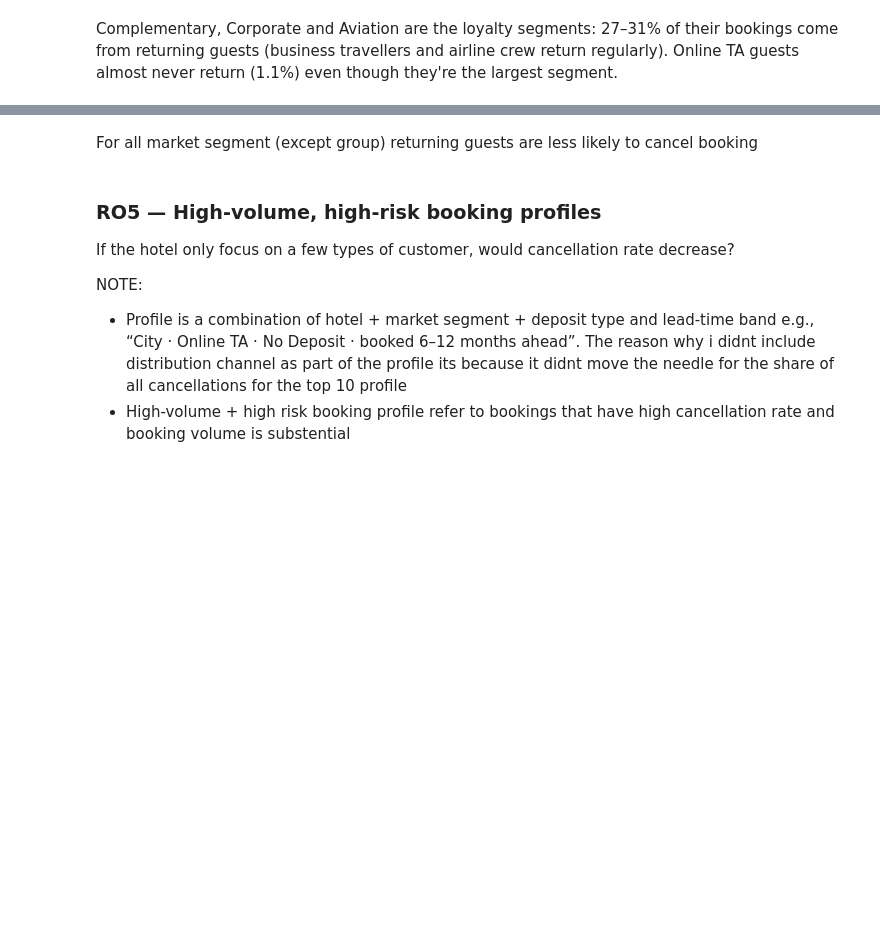
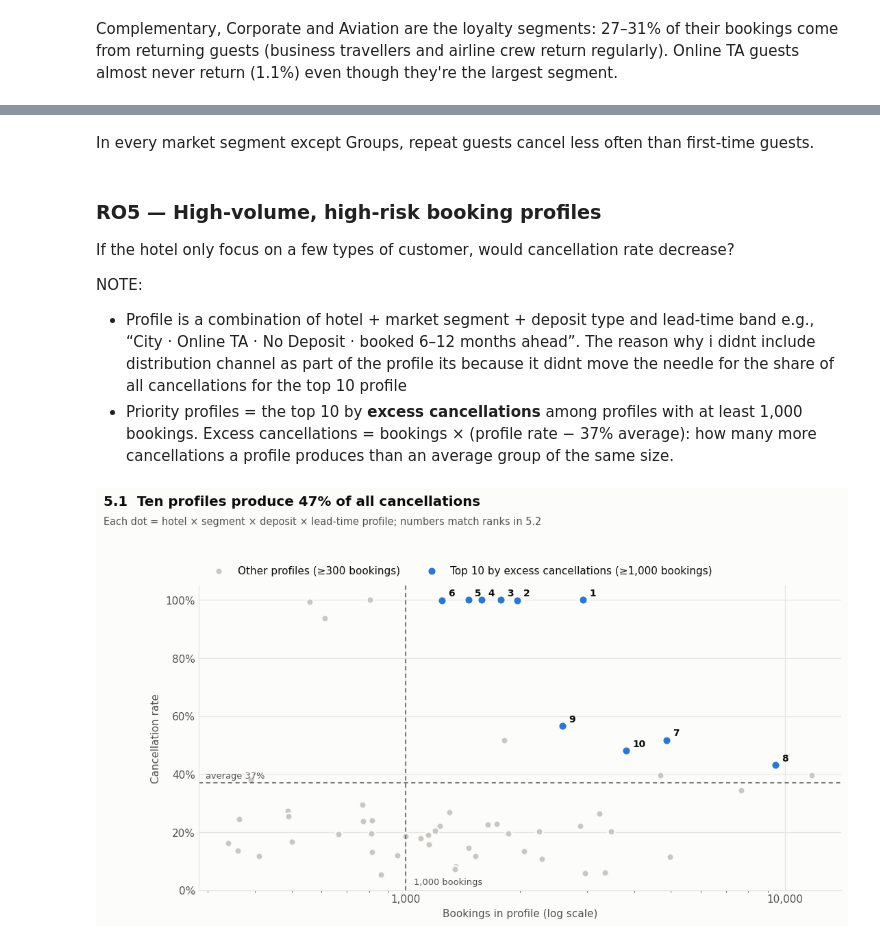
Before and after one commit to elsiejy/Capstone, a Jupyter notebook: Capstone.ipynb, the cells around one changed output, grey strips where cells are left out. Saved outputs shown, nothing was run; the diff lists cells and outputs as text; code cells hidden in the pictures; blank space fills up the shorter version.

```diff
--- a/Capstone.ipynb
+++ b/Capstone.ipynb
@@ -272,10 +272,7 @@ booking_date_strings = (
     bookings['arrival_date_day_of_month'].astype(str)
 )
 
-# convert booking_date_strings to datetime then format as YYYY-MM-DD text
-bookings['checkin_date'] = pd.to_datetime(booking_date_strings).dt.strftime('%Y-%m-%d')
-
-# convert that string into a proper pandas datetime object
+# convert the strings into a proper pandas datetime object
 bookings['checkin_date'] = pd.to_datetime(booking_date_strings)
 
 # verify that first 5 rows of checkin_date
@@ -417,8 +414,6 @@ df = pd.merge(bookings, hotel_type, on='Hotel_ID', how='left')
 df = pd.merge(df, market_seg, on='Market_Segment_ID', how='left')
 df = pd.merge(df, cust_type, on='Customer_Type_ID', how='left')
 df = pd.merge(df, res_sts, on='Reservation_ID', how='left')
-# %%
-df[['children','company','agent']] = df[['children','company','agent']].astype('int64')
 # %%
 # check df data
 display(df.info())
@@ -506,8 +545,3 @@ memory usage: 26.6+ MB
-# %%
-# Final step of data cleansing: no nulls remain, so use standard integer types
-int_cols = ['children', 'agent', 'company']
-assert df[int_cols].isna().sum().sum() == 0
-df[int_cols] = df[int_cols].astype('int64')
 # %% [markdown]
 ## 4. Visualization for Research Objective
 # %%
@@ -964,5 +1111,5 @@ plt.show()
-# %% [markdown]
-For all market segment (except group) returning guests are less likely to cancel booking
+# %% [markdown]
+In every market segment except Groups, repeat guests cancel less often than first-time guests.
 # %% [markdown]
 ### RO5 — High-volume, high-risk booking profiles
 
@@ -971,33 +1118,39 @@ decrease?
 
 NOTE:
 - Profile is a combination of hotel + market segment + deposit type and lead-time band e.g., “City · Online TA · No Deposit · booked 6–12 months ahead”. The reason why i didnt include distribution channel as part of the profile its because it didnt move the needle for the share of all cancellations for the top 10 profile
-- High-volume + high risk booking profile refer to bookings that have high cancellation rate and booking volume is substential
+- Priority profiles = the top 10 by **excess cancellations** among profiles with at least 1,000 bookings. Excess cancellations = bookings × (profile rate − 37% average): how many more cancellations a profile produces than an average group of the same size.
 # %%
 pcols = ['hotel', 'market_segment', 'deposit_type', 'lead_band']
-prof = seg.groupby(pcols, observed=True)['is_canceled'].agg(bookings='size', cancellations='sum').reset_index()
-prof = prof[prof['bookings'] >= 300].copy()
-prof['cancel_rate'] = prof['cancellations'] / prof['bookings']
-prof['excess'] = prof['bookings'] * (prof['cancel_rate'] - BASE)
-prof['profile'] = (prof['hotel'].str.replace(' Hotel', '') + ' · ' + prof['market_segment'] + ' · '
-                   + prof['deposit_type'] + ' · ' + prof['lead_band'].astype(str) + 'd')
-prof['priority'] = (prof['cancel_rate'] >= 0.5) & (prof['bookings'] >= 1000)
-prof = prof.sort_values('excess', ascending=False).reset_index(drop=True)
-top = prof[prof['priority']].head(10).copy(); top['rank'] = range(1, len(top) + 1)
+def build_profiles(data, cols, base):
+    p = data.groupby(cols, observed=True)['is_canceled'].agg(bookings='size', cancellations='sum').reset_index()
+    p['cancel_rate'] = p['cancellations'] / p['bookings']
+    p['excess'] = p['bookings'] * (p['cancel_rate'] - base)
+    p['profile'] = p[cols].astype(str).agg(' · '.join, axis=1).str.replace(' Hotel', '', regex=False) + 'd'
+    return p.sort_values('excess', ascending=False).reset_index(drop=True)
+
+prof_all = build_profiles(seg, pcols, BASE)
+prof = prof_all[prof_all['bookings'] >= 300].copy()                    # shown on the map
+top = prof_all[prof_all['bookings'] >= 1000].head(10).copy(); top['rank'] = range(1, len(top) + 1)
+prof['priority'] = prof.index.isin(top.index)
 
 # 5.1 Volume vs rate map
 fig, ax = plt.subplots(figsize=(11, 6))
-o = prof[~prof['priority']]; p = prof[prof['priority']]
+o = prof[~prof['priority']]
 ax.scatter(o['bookings'], o['cancel_rate'], s=45, color=CONTEXT, edgecolor=SURFACE, linewidth=1.5, label='Other profiles (≥300 bookings)')
-ax.scatter(p['bookings'], p['cancel_rate'], s=70, color=BLUE, edgecolor=SURFACE, linewidth=2, label='Priority: ≥50% rate and ≥1,000 bookings')
+ax.scatter(top['bookings'], top['cancel_rate'], s=75, color=BLUE, edgecolor=SURFACE, linewidth=2, label='Top 10 by excess cancellations (≥1,000 bookings)')
 for _, r in top.iterrows():
     ax.annotate(str(r['rank']), (r['bookings'], r['cancel_rate']), xytext=(6, 4), textcoords='offset points',
                 fontsize=9, fontweight='bold')
-ax.axhline(0.5, color=INK2, lw=1, ls=(0, (4, 3))); ax.axvline(1000, color=INK2, lw=1, ls=(0, (4, 3)))
-ax.set_xscale('log'); ax.xaxis.set_major_formatter(THOU); ax.yaxis.set_major_formatter(PCT); ax.set_ylim(0, 1.05)
+ax.axhline(BASE, color=INK2, lw=1, ls=(0, (4, 3))); ax.axvline(1000, color=INK2, lw=1, ls=(0, (4, 3)))
+ax.set_xscale('log')
+ax.text(0.01, BASE + 0.015, f'average {BASE:.0%}', fontsize=8.5, color=INK2, transform=ax.get_yaxis_transform())
+ax.text(1000 * 1.05, 0.02, '1,000 bookings', fontsize=8.5, color=INK2, transform=ax.get_xaxis_transform()); ax.xaxis.set_major_formatter(THOU); ax.yaxis.set_major_formatter(PCT); ax.set_ylim(0, 1.05)
 ax.set_xlabel('Bookings in profile (log scale)'); ax.set_ylabel('Cancellation rate'); ax.legend(loc='lower left', bbox_to_anchor=(0, 1.0), ncol=2)
-suptitle(fig, f'5.1  {len(p)} profiles combine high risk with high volume',
+suptitle(fig, f'5.1  Ten profiles produce {top["cancellations"].sum() / TOTAL_CANCELS:.0%} of all cancellations',
          'Each dot = hotel × segment × deposit × lead-time profile; numbers match ranks in 5.2', gap=1.3)
 plt.show()
+# %% [output]
+[figure, added]
 # %%
 # 5.2 Ranked priority profiles by excess cancellations
 t = top.iloc[::-1]
```
Also changed, not shown: parts of 44 cells of this notebook.
